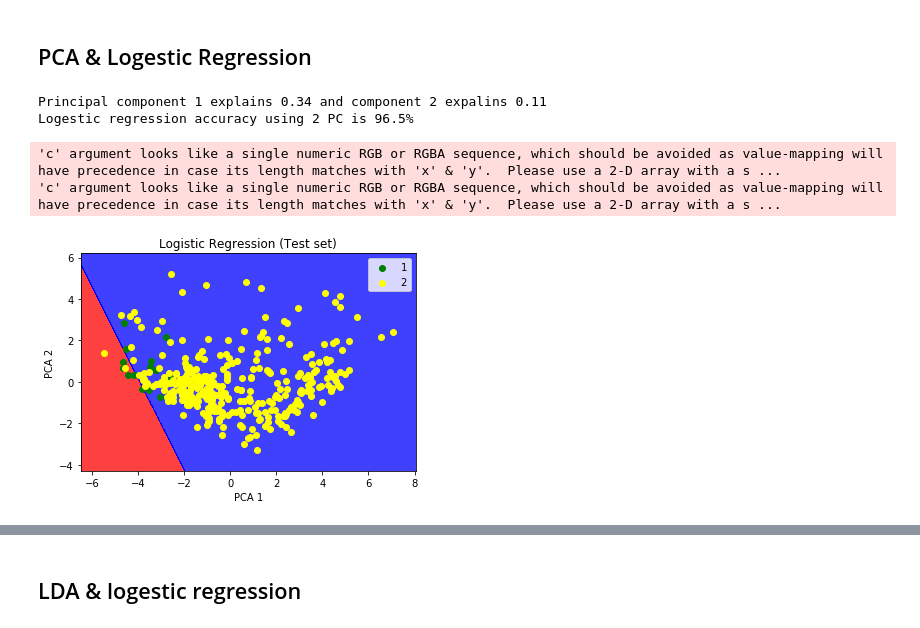
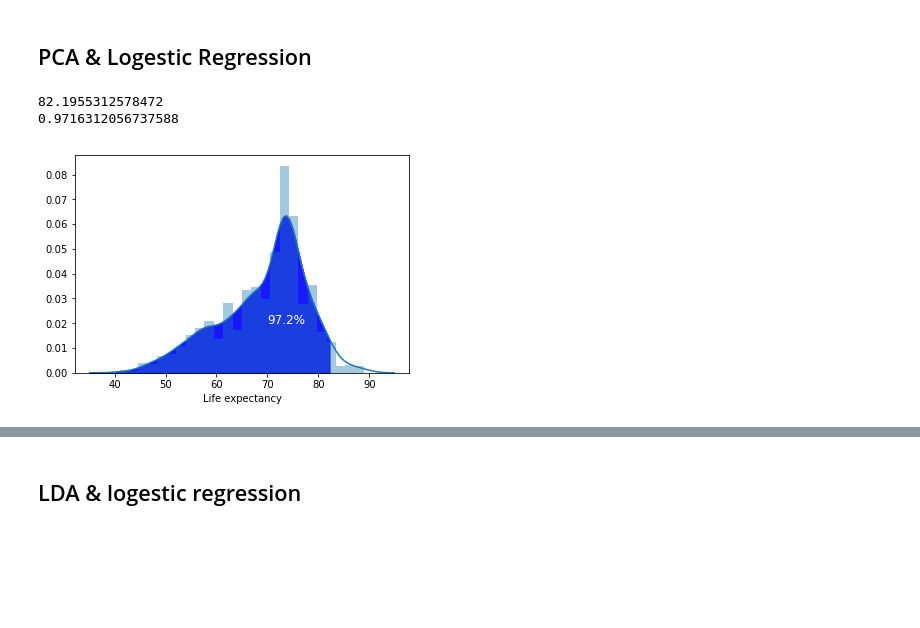
Before and after one commit to WAzaizeh/Main_Course, a Jupyter notebook: Model_preperation_challenge.ipynb, the cells around one changed output, grey strips where cells are left out. Cells and saved outputs as stored; diff of their text form; code cells hidden in the pictures; blank space fills up the shorter version.

```diff
--- a/Model_preperation_challenge.ipynb
+++ b/Model_preperation_challenge.ipynb
@@ -391,59 +392,20 @@ adj_life_df.head()
 5 rows × 22 columns
 # %% [markdown]
 ## PCA & Logestic Regression
-# %%
-# make target column categorial
-pca_life_df = adj_life_df.copy()
-pca_life_df['Longevity'] = np.where(pca_life_df['Life expectancy'] > 80, 1, 2)
-pca_life_df.drop('Life expectancy', axis=1, inplace=True)
-
-# split dataset into test and train
-data = pca_life_df.loc[:, ~pca_life_df.columns.isin(['Longevity', 'Country', 'Status'])]
-target = pca_life_df.loc[:, pca_life_df.columns == 'Longevity']
-x_train, x_test, y_train, y_test = train_test_split(data, target, test_size=0.2, random_state=0)
-
-# feature scaling
-sc_X = StandardScaler()
-x_train = sc_X.fit_transform(x_train)
-x_test = sc_X.fit_transform(x_test)
-
-# initialize and fit PCA
-pca = PCA(n_components=2)
-x_train = pca.fit_transform(x_train)
-x_test = pca.fit_transform(X=x_test)
-
-# explained variance
-explained_var = pca.explained_variance_ratio_
-print('Principal component 1 explains {:.2} and component 2 expalins {:.2}'.format(*explained_var))
-
-# initialize and fit logestic regression model
-classifier = LogisticRegression(random_state = 0)
-classifier.fit(x_train, y_train)
-
-# make prediction and check model accuracy
-y_pred = classifier.predict(x_test)
-accuracy = accuracy_score(y_test, y_pred)
-print('Logestic regression accuracy using 2 PC is {:.3}%'.format(accuracy*100))
-
-# visualising the model fit
-X_set, y_set = x_test, y_test
-X1, X2 = np.meshgrid(np.arange(start = X_set[:, 0].min() - 1, stop = X_set[:, 0].max() + 1, step = 0.01),
-                     np.arange(start = X_set[:, 1].min() - 1, stop = X_set[:, 1].max() + 1, step = 0.01))
-plt.contourf(X1, X2, classifier.predict(np.array([X1.ravel(), X2.ravel()]).T).reshape(X1.shape),
-             alpha = 0.75, cmap = ListedColormap(('red', 'blue')))
-plt.xlim(X1.min(), X1.max())
-plt.ylim(X2.min(), X2.max())
-for i, j in enumerate(np.unique(y_set)):
-    plt.scatter(X_set[np.ix_(y_set.iloc[:,0] == j), 0], X_set[np.ix_(y_set.iloc[:,0] == j), 1],
-                c = ListedColormap(('green', 'yellow'))(i), label = j)
-plt.title('Logistic Regression (Test set)')
-plt.xlabel('PCA 1')
-plt.ylabel('PCA 2')
-plt.legend()
-plt.show()
-# %% [output]
-Principal component 1 explains 0.34 and component 2 expalins 0.11
-Logestic regression accuracy using 2 PC is 96.5%
-'c' argument looks like a single numeric RGB or RGBA sequence, which should be avoided as value-mapping will have precedence in case its length matches with 'x' & 'y'.  Please use a 2-D array with a s ...
-'c' argument looks like a single numeric RGB or RGBA sequence, which should be avoided as value-mapping will have precedence in case its length matches with 'x' & 'y'.  Please use a 2-D array with a s ...
-[figure, removed]
+# %%
+longivity_cutoff = adj_life_df['Life expectancy'].mean() + 1.5*adj_life_df['Life expectancy'].std()
+p_cutoff = (adj_life_df['Life expectancy'] < longivity_cutoff).sum()/len(adj_life_df['Life expectancy'])
+print(longivity_cutoff)
+print(p_cutoff)
+ax = sns.distplot(adj_life_df['Life expectancy'])
+# fill area under distribution curve
+line = ax.lines[0]
+x1 = line.get_xydata()[:,0]
+y1 = line.get_xydata()[:,1]
+ax.fill_between(x1[x1<longivity_cutoff],y1[x1<longivity_cutoff], color="blue", alpha=0.9)
+ax.text(s='{:.3}%'.format(p_cutoff*100), x=70, y=0.02, fontdict={'size':12, 'color':'white'})
+plt.show()
+# %% [output]
+82.1955312578472
+0.9716312056737588
+[figure, added]
```
Also changed, not shown: parts of 10 cells of this notebook.
